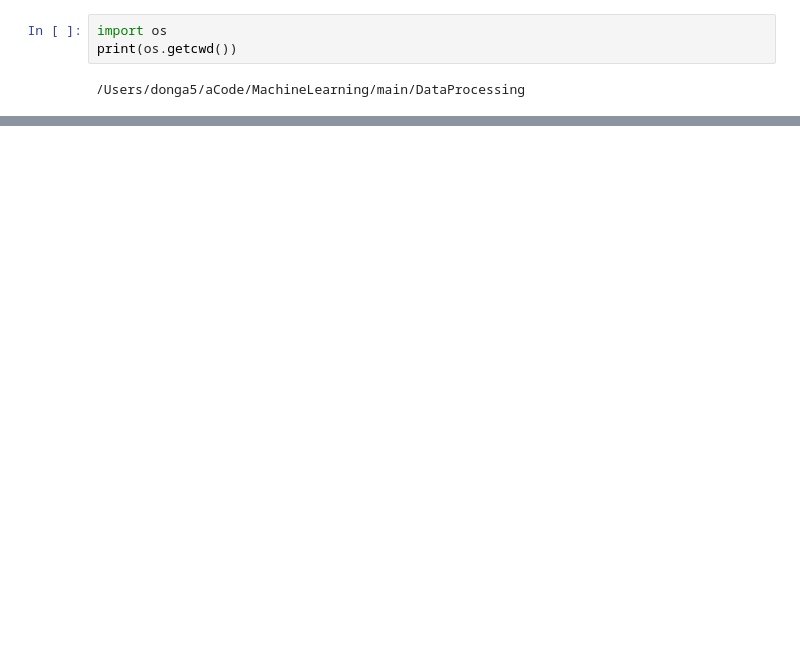
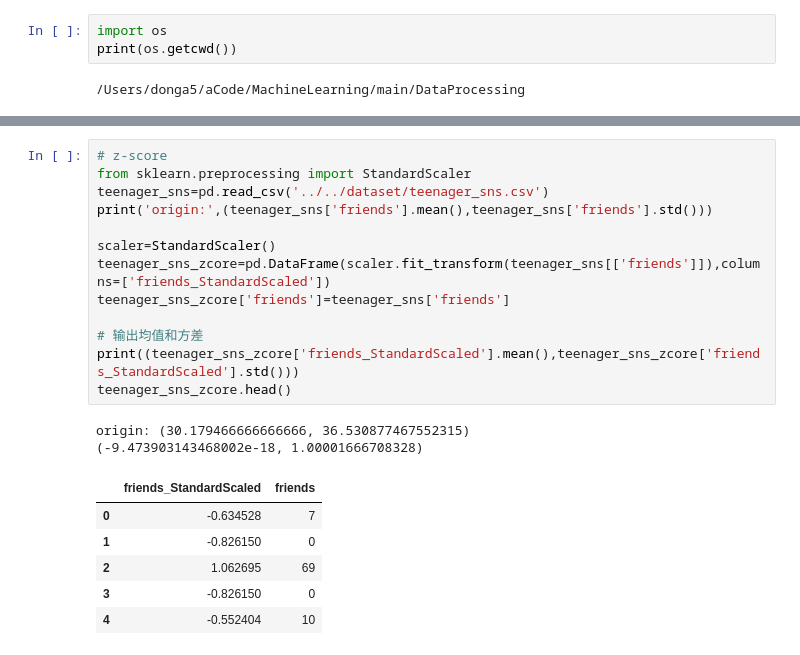
Before and after one commit to Donga5/MachineLearning, a Jupyter notebook: main/DataProcessing/data_processing.ipynb, the cells around one changed output, grey strips where cells are left out. Drawn from its saved outputs; the diff is of its cells as text; blank space fills up the shorter version.

```diff
--- a/main/DataProcessing/data_processing.ipynb
+++ b/main/DataProcessing/data_processing.ipynb
@@ -157,0 +223,22 @@ print(os.getcwd())
+# %%
+# z-score
+from sklearn.preprocessing import StandardScaler
+teenager_sns=pd.read_csv('../../dataset/teenager_sns.csv')
+print('origin:',(teenager_sns['friends'].mean(),teenager_sns['friends'].std()))
+
+scaler=StandardScaler()
+teenager_sns_zcore=pd.DataFrame(scaler.fit_transform(teenager_sns[['friends']]),columns=['friends_StandardScaled'])
+teenager_sns_zcore['friends']=teenager_sns['friends']
+
+# 输出均值和方差
+print((teenager_sns_zcore['friends_StandardScaled'].mean(),teenager_sns_zcore['friends_StandardScaled'].std()))
+teenager_sns_zcore.head()
+# %% [output]
+origin: (30.179466666666666, 36.530877467552315)
+(-9.473903143468002e-18, 1.00001666708328)
+|  | friends_StandardScaled | friends |
+| 0 | -0.634528 | 7 |
+| 1 | -0.826150 | 0 |
+| 2 | 1.062695 | 69 |
+| 3 | -0.826150 | 0 |
+| 4 | -0.552404 | 10 |
```
Also changed, not shown: parts of 15 cells of this notebook, 19 other files.
